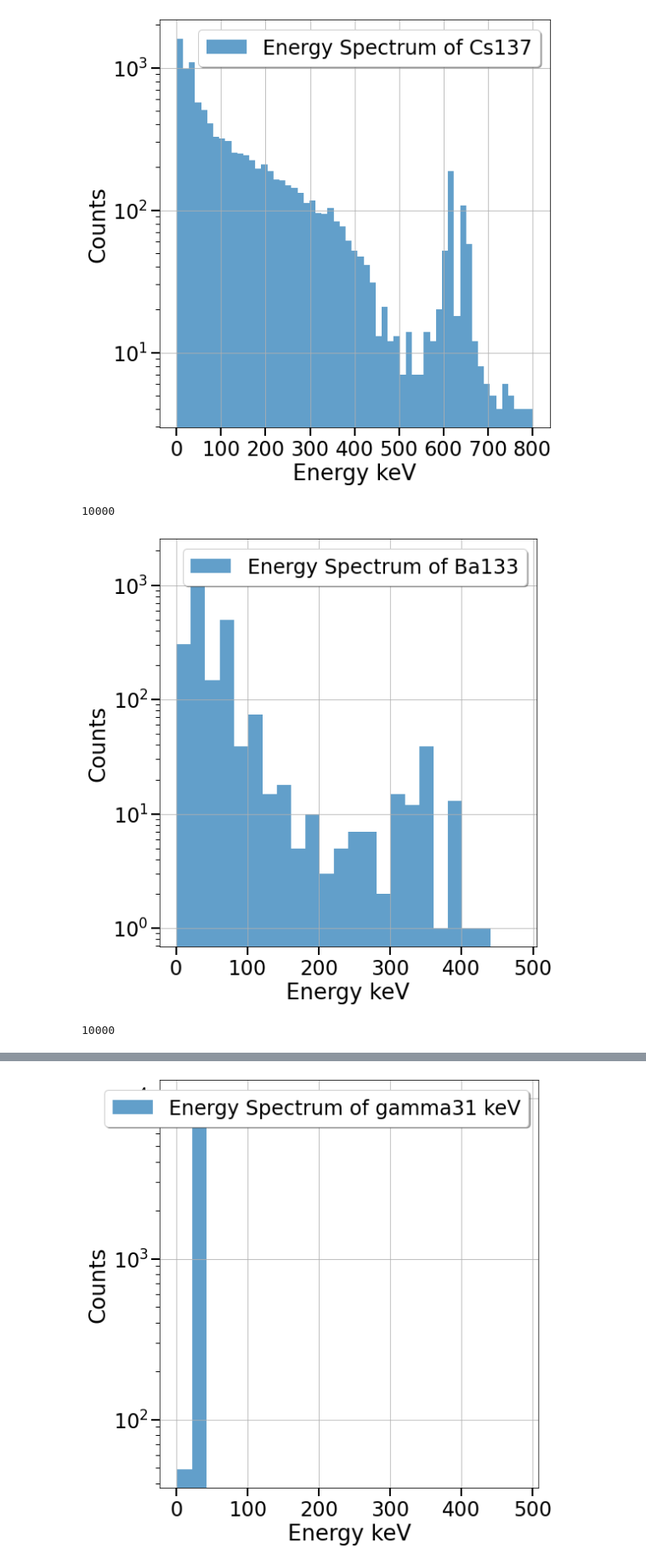
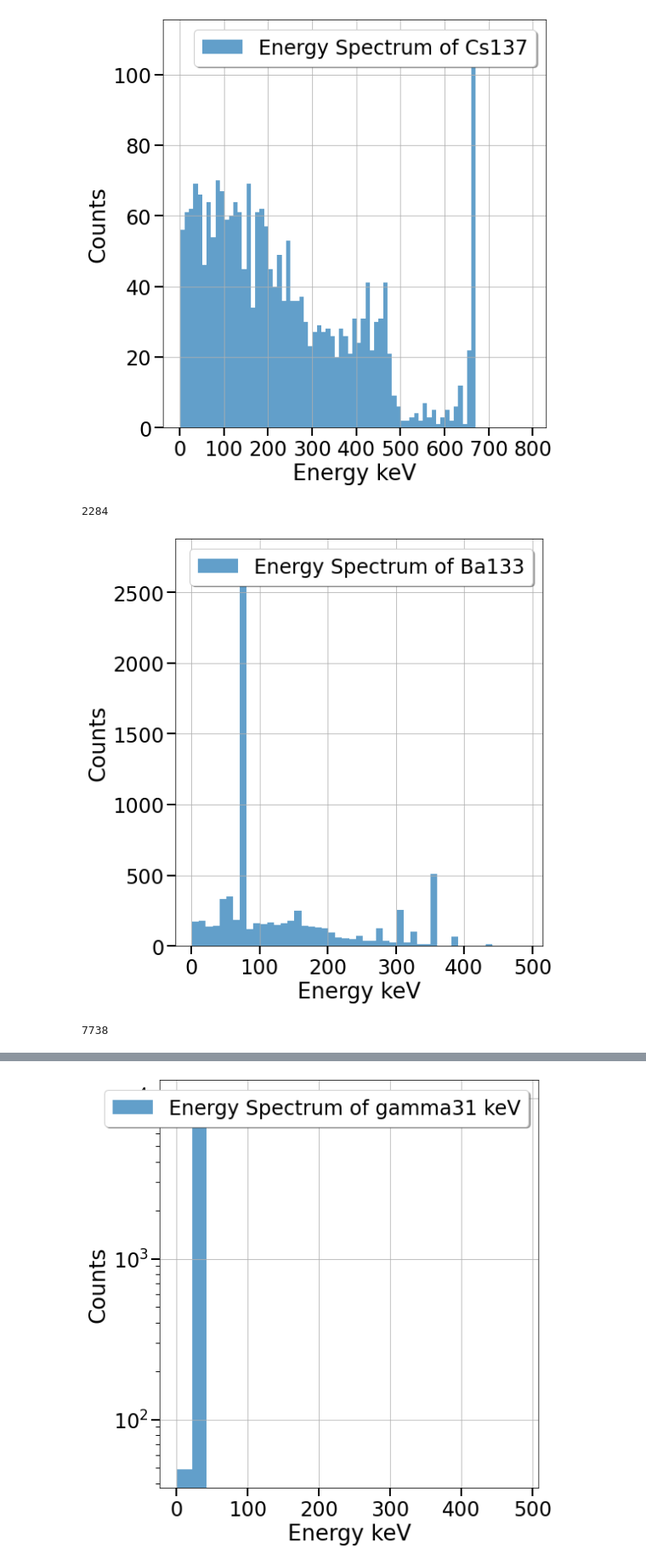
Before and after one commit to ilkerparmaksiz/Analysis, a Jupyter notebook: Crab.ipynb, the cells around one changed output, grey strips where cells are left out. Shown: that part at 85% size. Cells and saved outputs as stored; diff of their text form; code cells hidden in the pictures.

```diff
--- a/Crab.ipynb
+++ b/Crab.ipynb
@@ -35,7 +35,7 @@ def Hist1d(title,Energys,Bins,xlimit,ylimit,limits=False):
     plt.xticks(fontsize=24)
     plt.yticks(fontsize=24)
     plt.legend(loc='upper right',fontsize=24,shadow=True, fancybox=True)
-    plt.semilogy()
+    #plt.semilogy()
     if(limits):
         plt.xlim(xlimit)
         plt.ylim(ylimit)
@@ -47,6 +47,7 @@ def Hist1d(title,Energys,Bins,xlimit,ylimit,limits=False):
 def Plot2d(title,x,y):
     fig,ax = plt.subplots(figsize=(8,8))
     plt.plot(x,y)
+    plt.scatter(x,y)
     plt.title(title)
     plt.ylabel("Z mm",fontsize=26)
     plt.xlabel("Y mm",fontsize=26)
@@ -60,9 +61,9 @@ def Plot2d(title,x,y):
 # %%
 def getEnergys(file):
     data = h.File(file,'r')
-    #data['MC']['Con']
+    len1=data['MC']['configuration'][2][-1]
     Energys = []
-    for x in range(0,10000):
+    for x in range(0,int(len1)):
         Current_Event = x
         Current_Hit_Mask = data["MC"]['hits']['event_id'] == Current_Event
 
@@ -75,6 +76,9 @@ def getEnergys(file):
         A = data["MC"]['hits'][Current_Hit_Mask]['particle_id']
         Hit_Electron_Maks = np.in1d(A, Electron_PIDS)
 
+        MYE = data["MC"]['hits'][Current_Hit_Mask][Hit_Electron_Maks]['energy'].sum()*1e3
+        if (MYE>450):
+            print("Energy {} \t event {} ".format(MYE,Current_Event))
         Energys.append(data["MC"]['hits'][Current_Hit_Mask][Hit_Electron_Maks]['energy'].sum()*1e3)
     Energys = np.array(Energys)
     return Energys
@@ -95,14 +99,18 @@ def getTracks(file,Current_Event=0):
     ElectronData=data["MC"]['hits'][Current_Hit_Mask][Hit_Electron_Maks]
     PIDWithCounts={}
 
-    for i in ElectronData["particle_id"]:
+    '''for i in ElectronData["particle_id"]:
         PID_mask=ElectronData["particle_id"]==i
         count = np.count_nonzero(PID_mask)
         PIDWithCounts[count]=PID_mask
 
     max_key=max(list(PIDWithCounts.keys()))
     ElectronsWithMaxTrack=ElectronData[PIDWithCounts[max_key]]
-    Tracks=np.array([ElectronsWithMaxTrack["x"],ElectronsWithMaxTrack["y"],ElectronsWithMaxTrack["z"]])
+    '''
+    Xhits=data["MC"]['hits'][Current_Hit_Mask][Hit_Electron_Maks]["x"]
+    Yhits=data["MC"]['hits'][Current_Hit_Mask][Hit_Electron_Maks]["y"]
+    Zhits=data["MC"]['hits'][Current_Hit_Mask][Hit_Electron_Maks]["z"]
+    Tracks=np.array([Xhits,Yhits,Zhits])
 
     return Tracks
 # %%
@@ -111,16 +137,16 @@ E=getEnergys(file)
 # %%
-Hist1d('Energy Spectrum of Cs137',E,np.linspace(1,800,60),0,0)
+Hist1d('Energy Spectrum of Cs137',E,np.arange(1,800,10),0,0)
 print(len(E))
 # %% [output]
-[figure, old version]
+[figure, new version]
-10000
+2284
 # %%
-file="/home/ilker/Dropbox/nexus/build/source/Ba133_2mm.h5"
+file="/home/ilker/Dropbox/nexus/build/source/Ba133_2mm222.h5"
 BaE=getEnergys(file)
 # %%
-Hist1d('Energy Spectrum of Ba133',BaE,np.arange(1,500,20),0,0)
+Hist1d('Energy Spectrum of Ba133',BaE,np.arange(1,500,10),0,0)
 print(len(BaE))
 # %% [output]
-[figure, old version]
+[figure, new version]
-10000
+7738
 # %%
```
Also changed, not shown: parts of 6 cells of this notebook.
